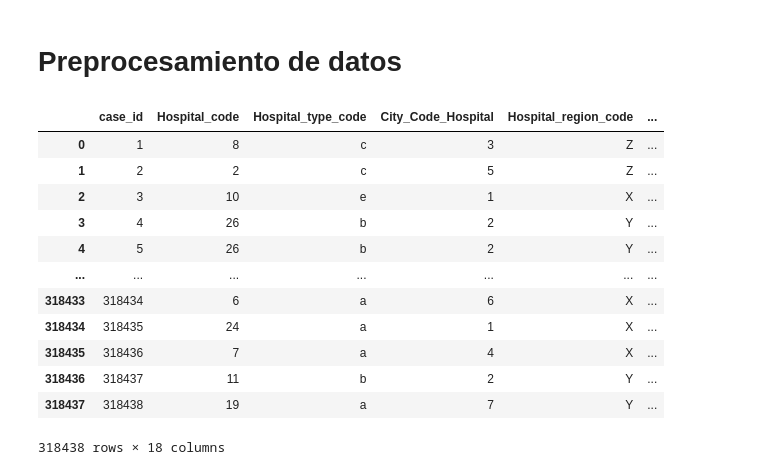
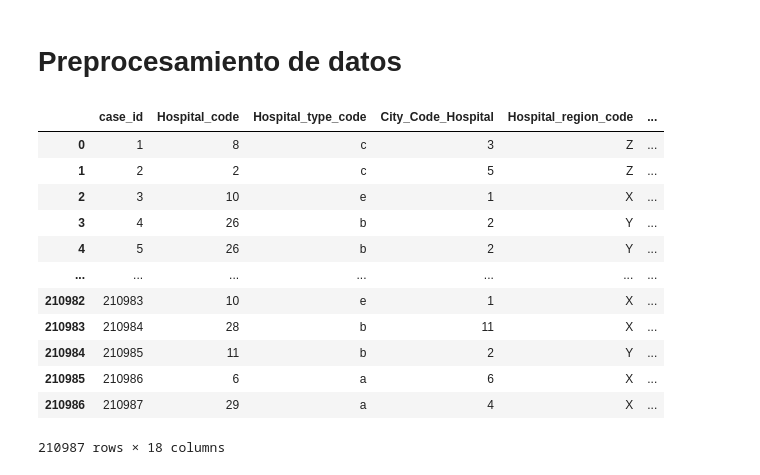
Before and after one commit to Geralberrio/Proyecto_Analitica, a Jupyter notebook: Hospitalizacion_clasificacion_RF_GB.ipynb, the cells around one changed output. Drawn from its saved outputs; the diff is of its cells as text; code cells hidden in the pictures.

```diff
--- a/Hospitalizacion_clasificacion_RF_GB.ipynb
+++ b/Hospitalizacion_clasificacion_RF_GB.ipynb
@@ -18,19 +18,19 @@ random_state=42
 # Preprocesamiento de datos
 # %%
 # Carguemos los datos:
-data = pd.read_csv('./Hospitalizacion_train_data.csv', header=0)
-data
+data_train = pd.read_csv('./Hospitalizacion_train_data.csv', header=0)
+data_train
 # %% [output]
 |  | case_id | Hospital_code | Hospital_type_code | City_Code_Hospital | Hospital_region_code | ... |
 | 0 | 1 | 8 | c | 3 | Z | ... |
 | 1 | 2 | 2 | c | 5 | Z | ... |
 | 2 | 3 | 10 | e | 1 | X | ... |
 | 3 | 4 | 26 | b | 2 | Y | ... |
 | 4 | 5 | 26 | b | 2 | Y | ... |
 | ... | ... | ... | ... | ... | ... | ... |
-| 318433 | 318434 | 6 | a | 6 | X | ... |
-| 318434 | 318435 | 24 | a | 1 | X | ... |
-| 318435 | 318436 | 7 | a | 4 | X | ... |
-| 318436 | 318437 | 11 | b | 2 | Y | ... |
-| 318437 | 318438 | 19 | a | 7 | Y | ... |
+| 210982 | 210983 | 10 | e | 1 | X | ... |
+| 210983 | 210984 | 28 | b | 11 | X | ... |
+| 210984 | 210985 | 11 | b | 2 | Y | ... |
+| 210985 | 210986 | 6 | a | 6 | X | ... |
+| 210986 | 210987 | 29 | a | 4 | X | ... |
-318438 rows × 18 columns
+210987 rows × 18 columns
```
Also changed, not shown: parts of 21 cells of this notebook.
